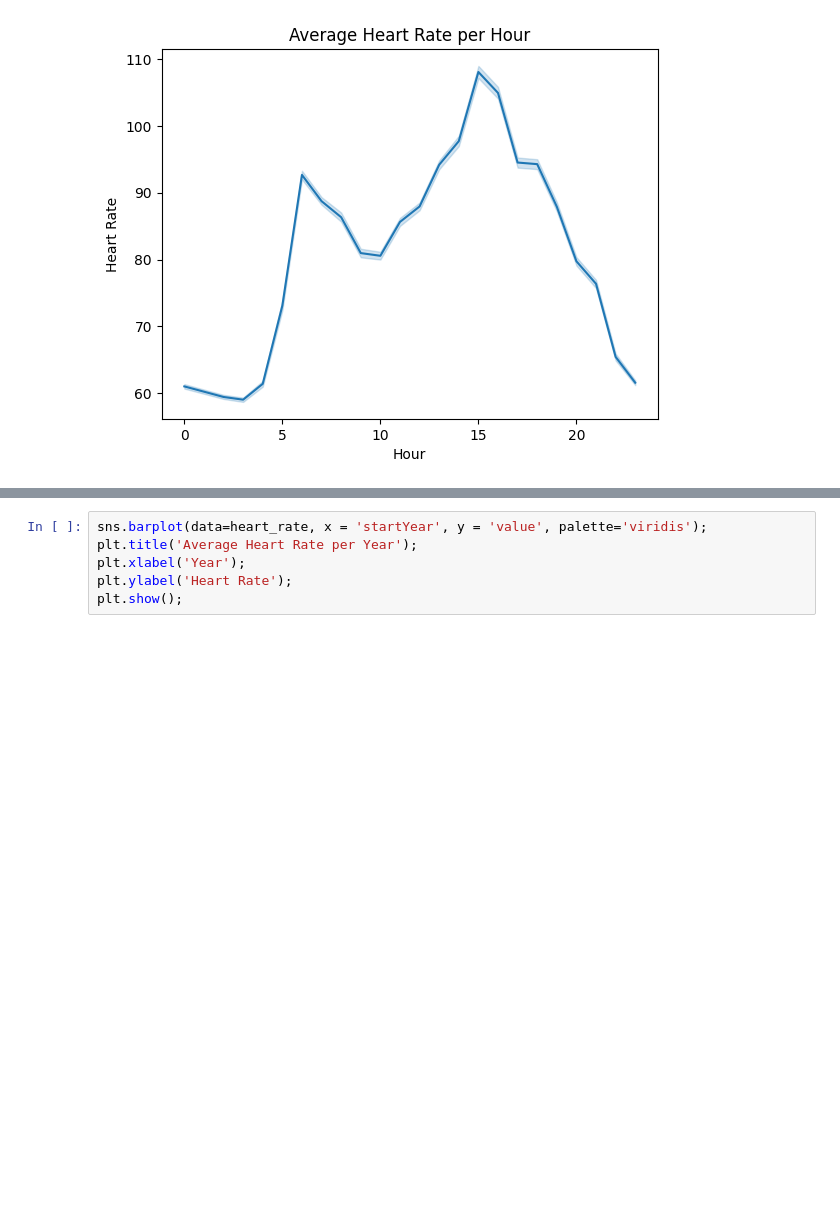
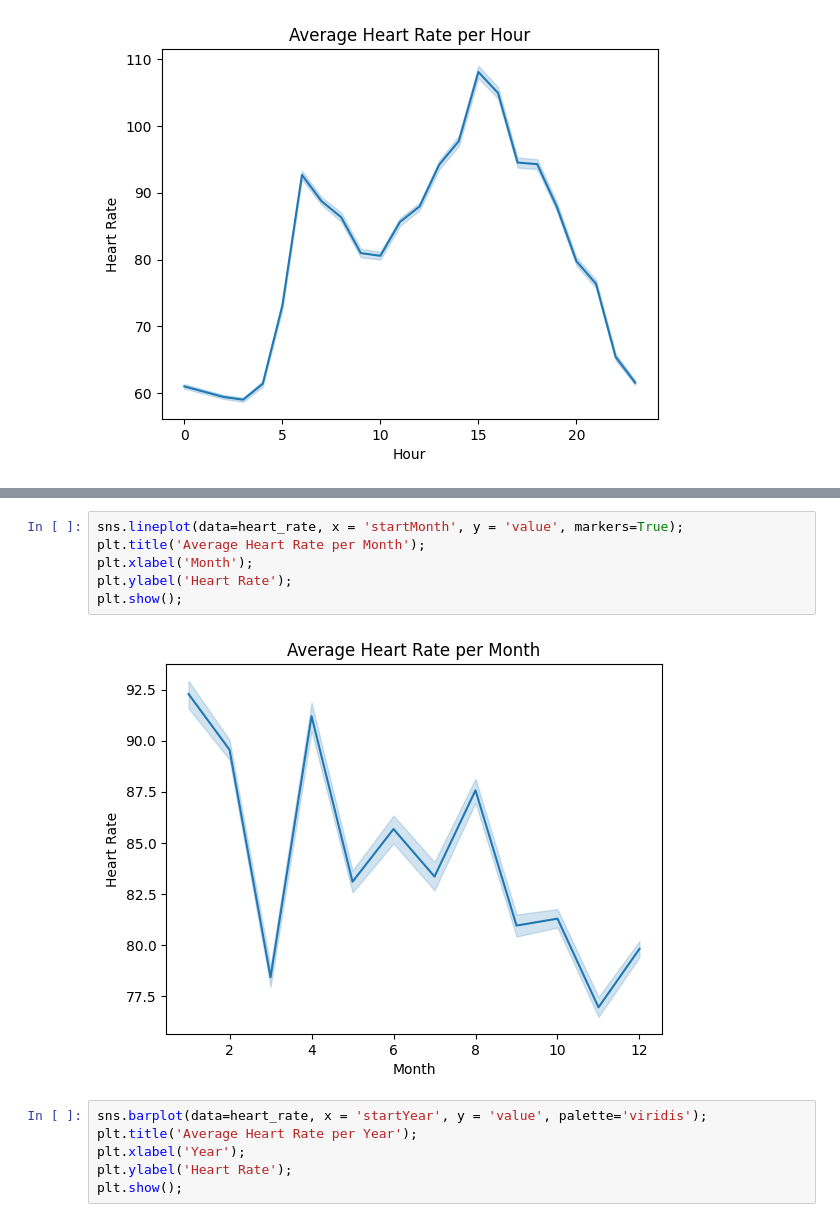
Before and after one commit to YomnaElmousalami/AppleHealthData_Analysis, a Jupyter notebook: Analyze_Sis_health_Data.ipynb, the cells around one changed output, grey strips where cells are left out. Drawn from its saved outputs; the diff is of its cells as text; blank space fills up the shorter version.

```diff
--- a/Analyze_Sis_health_Data.ipynb
+++ b/Analyze_Sis_health_Data.ipynb
@@ -1200,3 +1211,11 @@ plt.show();
+# %%
+sns.lineplot(data=heart_rate, x = 'startMonth', y = 'value', markers=True);
+plt.title('Average Heart Rate per Month');
+plt.xlabel('Month');
+plt.ylabel('Heart Rate');
+plt.show();
+# %% [output]
+[figure, added]
 # %%
 sns.barplot(data=heart_rate, x = 'startYear', y = 'value', palette='viridis');
 plt.title('Average Heart Rate per Year');
```
Also changed, not shown: parts of 9 cells of this notebook.
